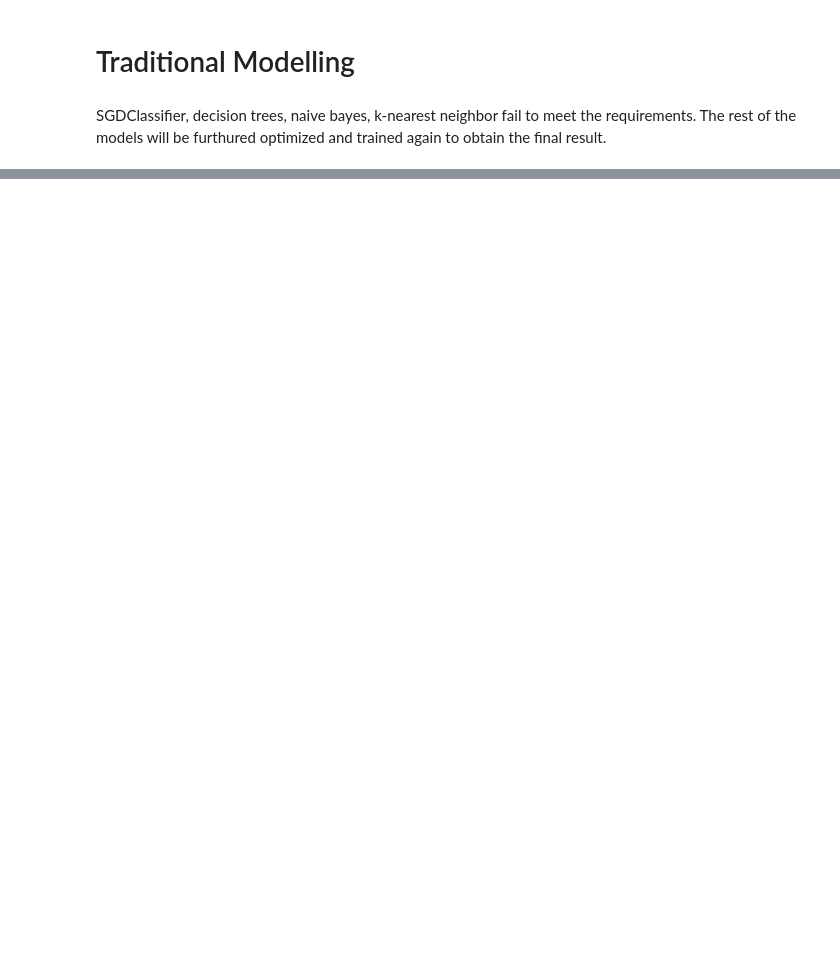
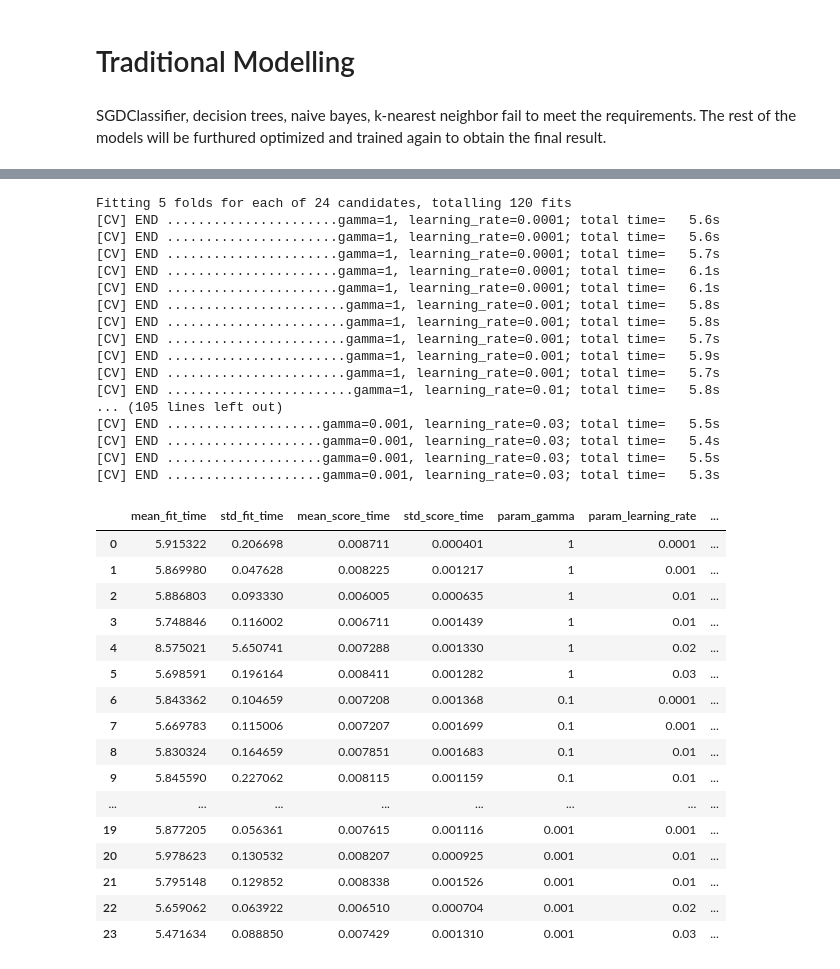
Before and after one commit to louis-hahaha/Big-Data-Project, a Jupyter notebook: Bigdata.ipynb, the cells around one changed output, grey strips where cells are left out. Cells and saved outputs as stored; diff of their text form; code cells hidden in the pictures; blank space fills up the shorter version.

```diff
--- a/Bigdata.ipynb
+++ b/Bigdata.ipynb
@@ -851 +820,43 @@ The best model is XGBoost, which outcompetes other models in terms of accuracy,
+# %%
+learning_rate = [0.0001, 0.001, 0.01, 0.01, 0.02, 0.03]
+gamma = [1, 0.1, 0.01, 0.001]
+param_grid = dict(learning_rate = learning_rate, gamma = gamma)
+grid = GridSearchCV(XGBClassifier(),param_grid,refit=True,verbose=2)
+grid.fit(X_train,y_train)
+display(pd.DataFrame(grid.cv_results_))
+# %% [output]
+Fitting 5 folds for each of 24 candidates, totalling 120 fits
+[CV] END ......................gamma=1, learning_rate=0.0001; total time=   5.6s
+[CV] END ......................gamma=1, learning_rate=0.0001; total time=   5.6s
+[CV] END ......................gamma=1, learning_rate=0.0001; total time=   5.7s
+[CV] END ......................gamma=1, learning_rate=0.0001; total time=   6.1s
+[CV] END ......................gamma=1, learning_rate=0.0001; total time=   6.1s
+[CV] END .......................gamma=1, learning_rate=0.001; total time=   5.8s
+[CV] END .......................gamma=1, learning_rate=0.001; total time=   5.8s
+[CV] END .......................gamma=1, learning_rate=0.001; total time=   5.7s
+[CV] END .......................gamma=1, learning_rate=0.001; total time=   5.9s
+[CV] END .......................gamma=1, learning_rate=0.001; total time=   5.7s
+[CV] END ........................gamma=1, learning_rate=0.01; total time=   5.8s
+... (105 lines left out)
+[CV] END ....................gamma=0.001, learning_rate=0.03; total time=   5.5s
+[CV] END ....................gamma=0.001, learning_rate=0.03; total time=   5.4s
+[CV] END ....................gamma=0.001, learning_rate=0.03; total time=   5.5s
+[CV] END ....................gamma=0.001, learning_rate=0.03; total time=   5.3s
+|  | mean_fit_time | std_fit_time | mean_score_time | std_score_time | param_gamma | param_learning_rate | ... |
+| 0 | 5.915322 | 0.206698 | 0.008711 | 0.000401 | 1 | 0.0001 | ... |
+| 1 | 5.869980 | 0.047628 | 0.008225 | 0.001217 | 1 | 0.001 | ... |
+| 2 | 5.886803 | 0.093330 | 0.006005 | 0.000635 | 1 | 0.01 | ... |
+| 3 | 5.748846 | 0.116002 | 0.006711 | 0.001439 | 1 | 0.01 | ... |
+| 4 | 8.575021 | 5.650741 | 0.007288 | 0.001330 | 1 | 0.02 | ... |
+| 5 | 5.698591 | 0.196164 | 0.008411 | 0.001282 | 1 | 0.03 | ... |
+| 6 | 5.843362 | 0.104659 | 0.007208 | 0.001368 | 0.1 | 0.0001 | ... |
+| 7 | 5.669783 | 0.115006 | 0.007207 | 0.001699 | 0.1 | 0.001 | ... |
+| 8 | 5.830324 | 0.164659 | 0.007851 | 0.001683 | 0.1 | 0.01 | ... |
+| 9 | 5.845590 | 0.227062 | 0.008115 | 0.001159 | 0.1 | 0.01 | ... |
+| ... | ... | ... | ... | ... | ... | ... | ... |
+| 19 | 5.877205 | 0.056361 | 0.007615 | 0.001116 | 0.001 | 0.001 | ... |
+| 20 | 5.978623 | 0.130532 | 0.008207 | 0.000925 | 0.001 | 0.01 | ... |
+| 21 | 5.795148 | 0.129852 | 0.008338 | 0.001526 | 0.001 | 0.01 | ... |
+| 22 | 5.659062 | 0.063922 | 0.006510 | 0.000704 | 0.001 | 0.02 | ... |
+| 23 | 5.471634 | 0.088850 | 0.007429 | 0.001310 | 0.001 | 0.03 | ... |
 # %%
```
Also changed, not shown: parts of 31 cells of this notebook, 2 other files.
